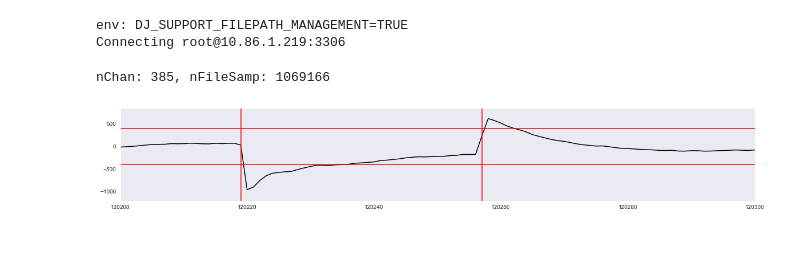
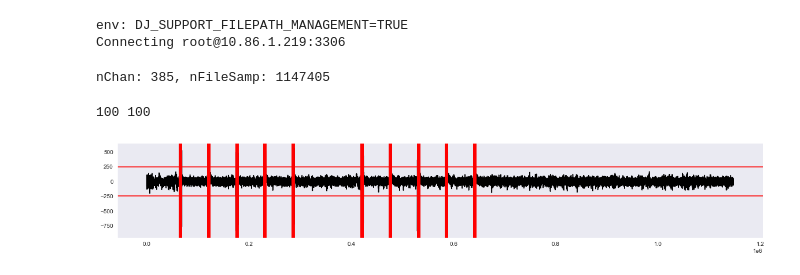
Before and after one commit to bramn22/DatajointVEIDB, a Jupyter notebook: notebooks/artifact_detection.ipynb, the cells around one changed output. Saved outputs shown, nothing was run; the diff lists cells and outputs as text; code cells hidden in the pictures; blank space fills up the shorter version.

```diff
--- a/notebooks/artifact_detection.ipynb
+++ b/notebooks/artifact_detection.ipynb
@@ -44,10 +44,10 @@ subsess_spikes_table = ft.ephys_tables.SubsessionSpikes()
 trial_events_table = ft.event_tables.TrialEvents()
 # %%
 exp_id = '01588'
-lfp_path = r'V:\Data\01588\neuropixel\20211020\spikeGLX\OPTS_0002_g0_t0.imec.lf.bin'
+lfp_path = r'V:\Data\01589\neuropixels\20211020\spikeGLX\0016_OPTS_0001_g0_t0.imec.lf.bin'
 # lfp_path = r'V:\Data\01588\neuropixel\20211022\spikeGLX\OPTS_0014_g0_t0.imec.lf.bin'
 # %%
 lfps = neuropixels_utils.extract_analog(Path(lfp_path), channels=range(384))
 # %% [output]
-nChan: 385, nFileSamp: 1069166
+nChan: 385, nFileSamp: 1147405
 # %%
@@ -60,16 +84,18 @@ transitions_upper = np.where(np.diff(values_upper.astype(int))>0)[0]
+# %%
+print(len(transitions_upper_filt), len(transitions_below_filt))
+# %% [output]
+100 100
 # %%
 plt.subplots(1, 1, figsize=(20, 3))
-mean_lfp = np.mean(lfps, axis=0) - np.mean(lfps)
-mean_lfp = np.mean((lfps.T-np.mean(lfps, axis=1)).T, axis=0)
-lfp_std = np.std(mean_lfp)
+
 plt.plot(mean_lfp, c='k') # [120000:124000], [120200:120300]
 for transition in transitions_below:
     plt.axvline(transition, c='r')
 for transition in transitions_upper:
     plt.axvline(transition, c='r')
 plt.axhline(lfp_std*6, c='r')
 plt.axhline(-lfp_std*6, c='r')
-plt.xlim(120200, 120300)
+# plt.xlim(62500, 63000)
 plt.show()
 # %% [output]
-[figure, old version]
+[figure, new version]
```
Also changed, not shown: parts of 2 cells of this notebook, 9 other files.
